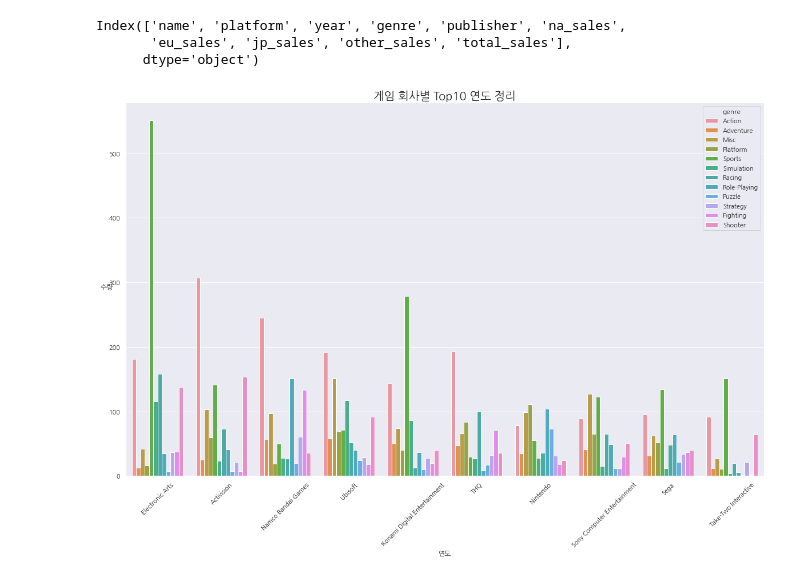
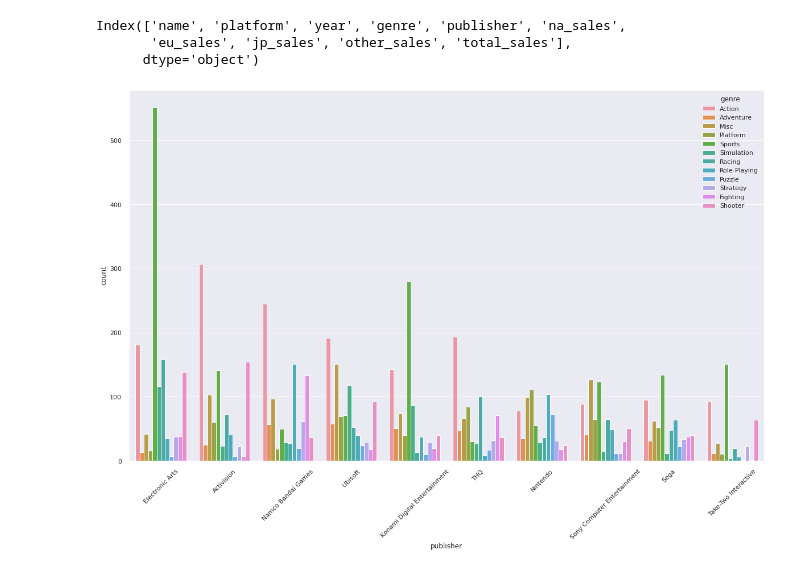
Before and after one commit to sungjin-kim-data/vgames2_data, a Jupyter notebook: vgames2_data.ipynb, the cells around one changed output. Drawn from its saved outputs; the diff is of its cells as text; code cells hidden in the pictures.

```diff
--- a/vgames2_data.ipynb
+++ b/vgames2_data.ipynb
@@ -21,7 +21,7 @@ import pandas as pd
 import seaborn as sns
 import matplotlib.pyplot as plt
 
-# plt.style.use('seaborn')
+plt.style.use('seaborn')
 sns.set(font_scale=1)
 plt.rc('font', family='NanumBarunGothic')
 plt.rcParams['font.family'] = 'NanumGothic'
@@ -652,13 +652,13 @@ Index(['name', 'platform', 'year', 'genre', 'publisher', 'na_sales',
 # %%
 plt.figure(figsize=(20, 12))
 sns.countplot(x="publisher", data=gd1, hue='genre', order=gd1.publisher.value_counts().iloc[:10].index)
-plt.title('게임 회사별 Top10 연도 정리', fontsize=20)
-plt.xlabel('연도')
-plt.ylabel('수량', rotation=0)
+# plt.title('게임 회사별 Top10 연도 정리', fontsize=20)
+# plt.xlabel('연도')
+# plt.ylabel('수량', rotation=0)
 plt.xticks(rotation=45)
 plt.show()
 # %% [output]
-[figure, old version]
+[figure, new version]
 # %%
 # 2002년을 제외한 Top10 연도는 전부 액션 게임이 1등이다.
 # %%
```
Also changed, not shown: parts of 31 cells of this notebook.
